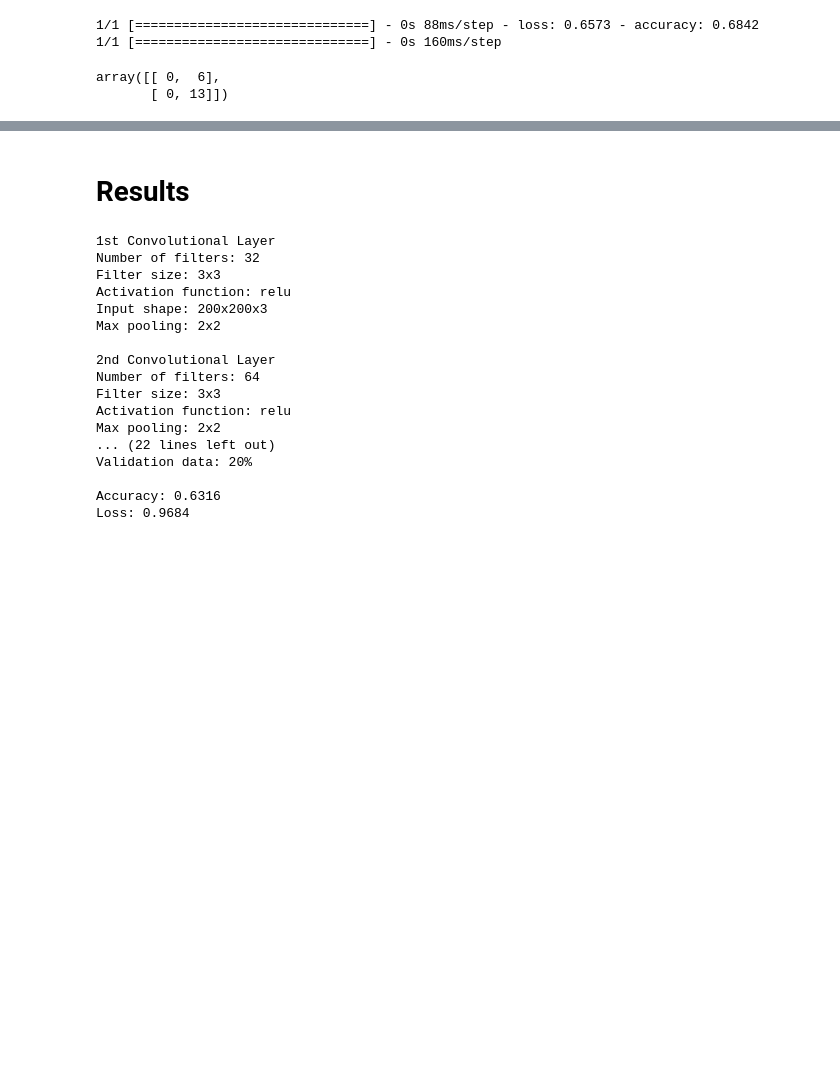
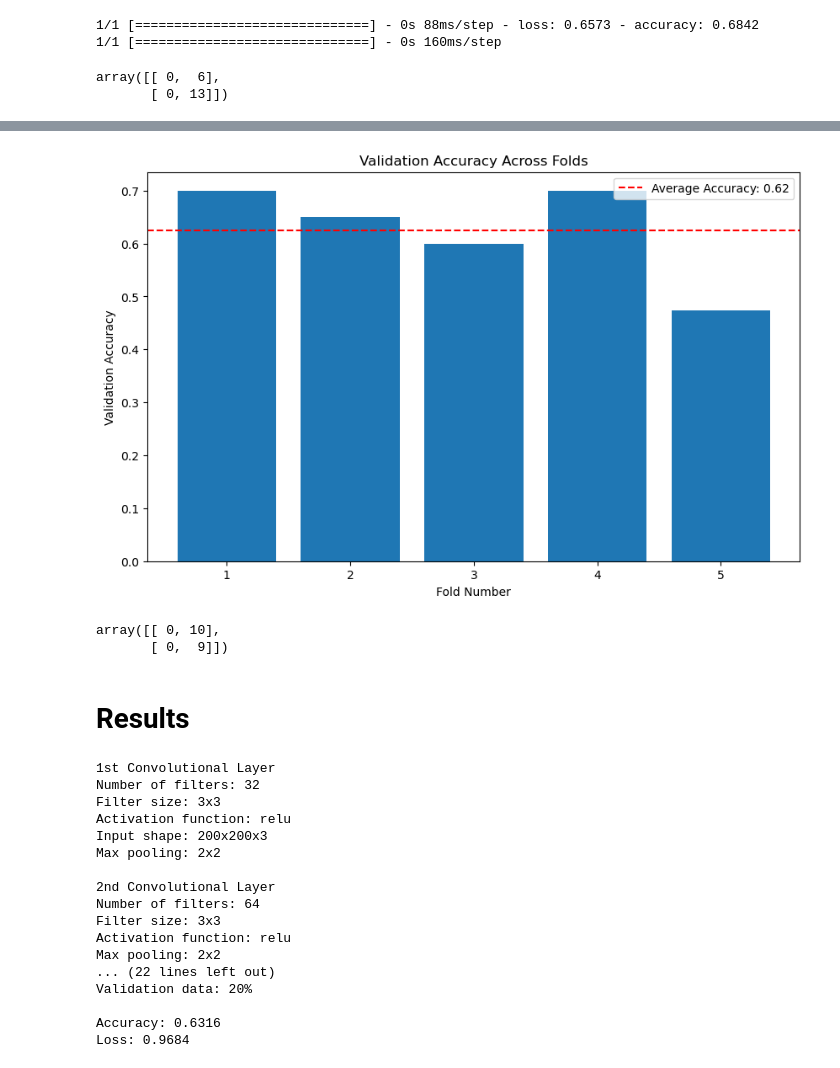
Before and after one commit to leobt23/CCC38_2023, a Jupyter notebook: caria.ipynb, the cells around one changed output, grey strips where cells are left out. Cells and saved outputs as stored; diff of their text form; code cells hidden in the pictures; blank space fills up the shorter version.

```diff
--- a/caria.ipynb
+++ b/caria.ipynb
@@ -215,3 +333,31 @@ with open("predictions.txt", "w") as f:
+# %%
+avg_val_acc = np.mean(val_acc_list)
+
+# Plotting average accuracy across all folds
+plt.figure(figsize=(10,6))
+plt.bar(range(1, len(val_acc_list)+1), val_acc_list)
+plt.xlabel('Fold Number')
+plt.ylabel('Validation Accuracy')
+plt.title('Validation Accuracy Across Folds')
+plt.xticks(range(1, len(val_acc_list)+1))
+plt.axhline(avg_val_acc, color='red', linestyle='--', label=f"Average Accuracy: {avg_val_acc:.2f}")
+plt.legend()
+plt.show()
+# %% [output]
+[figure, added]
+# %%
+# checking confusion matrix and val accuracy
+
+val_acc_list
+
+np.mean(val_acc_list)
+
+preds = preds.reshape(19,)
+preds = np.round(preds)
+confusion_matrix(val_labels, preds)
+# %% [output]
+array([[ 0, 10],
+       [ 0,  9]])
 # %% [markdown]
 # Results
 # %%
```
Also changed, not shown: parts of 14 cells of this notebook.
